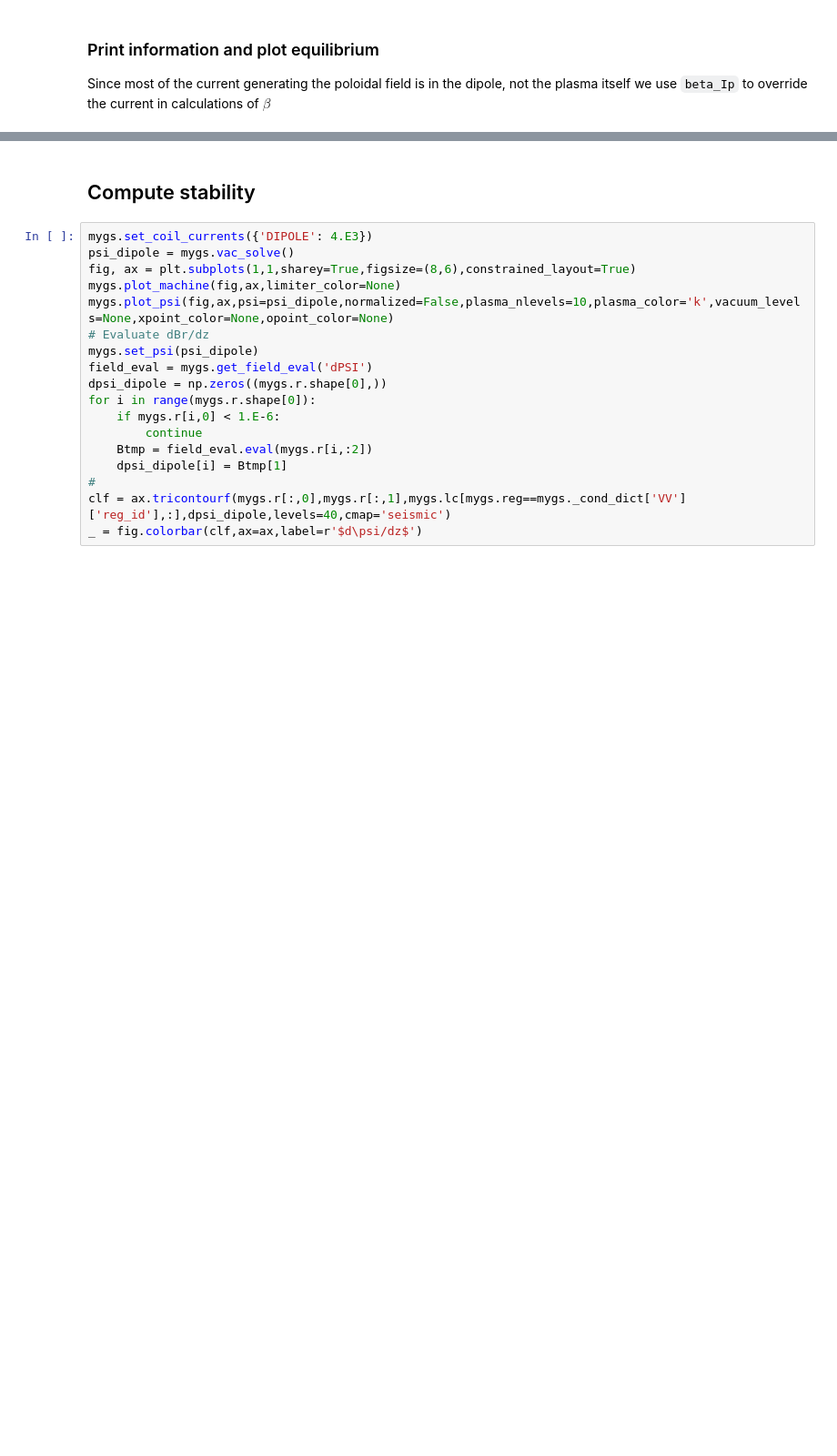
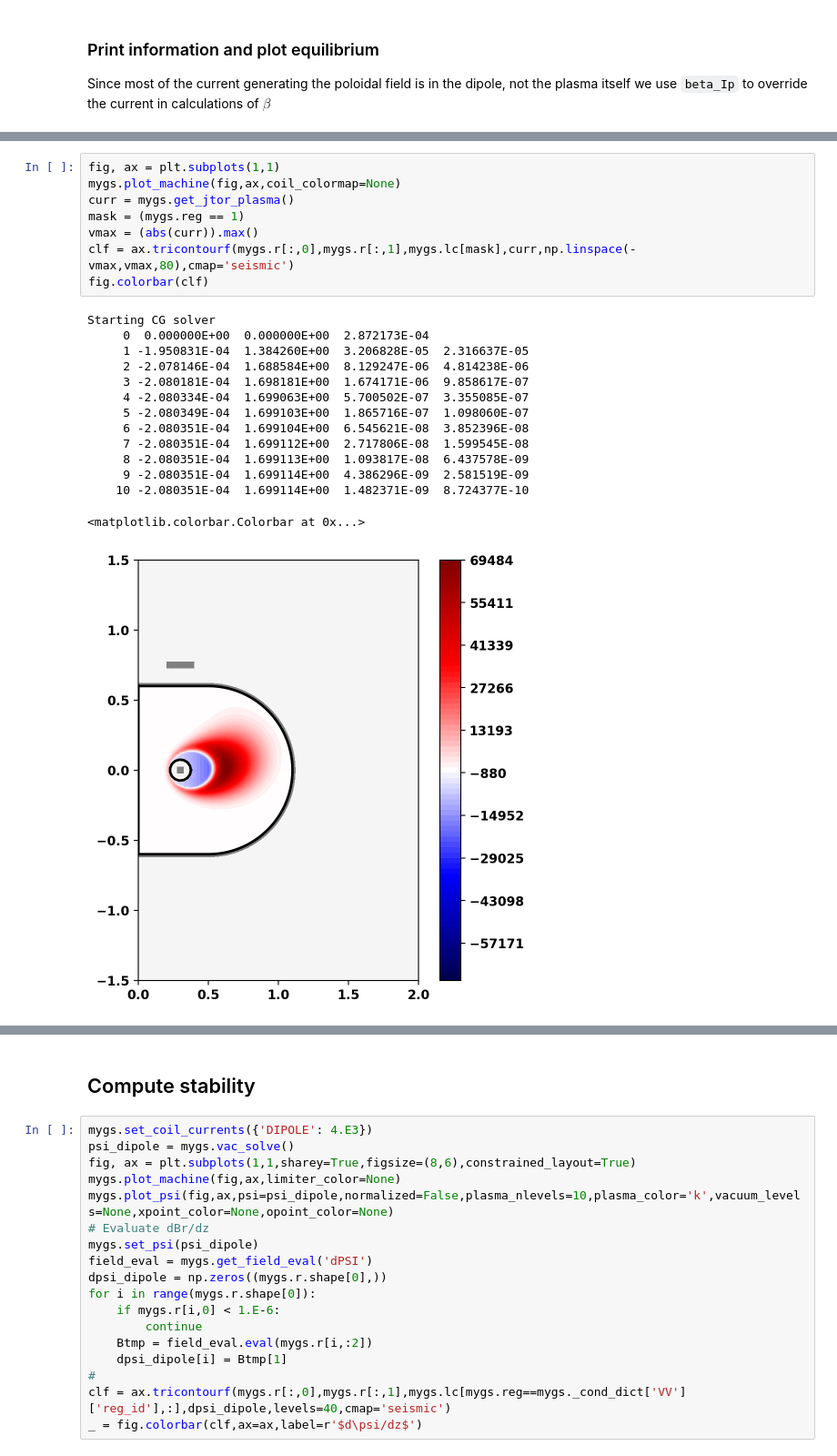
Before and after one commit to hansec/OpenFUSIONToolkit, a Jupyter notebook: src/examples/TokaMaker/Dipole/dipole_eq_ex.ipynb, the cells around one changed output, grey strips where cells are left out. Shown: that part at 91% size. Saved outputs shown, nothing was run; the diff lists cells and outputs as text; blank space fills up the shorter version.

```diff
--- a/src/examples/TokaMaker/Dipole/dipole_eq_ex.ipynb
+++ b/src/examples/TokaMaker/Dipole/dipole_eq_ex.ipynb
@@ -238,3 +238,26 @@ Equilibrium Statistics:
   Toroidal flux [Wb]      =    5.9420E-04
   l_i                     =    0.9518
 [figure]
+# %%
+fig, ax = plt.subplots(1,1)
+mygs.plot_machine(fig,ax,coil_colormap=None)
+curr = mygs.get_jtor_plasma()
+mask = (mygs.reg == 1)
+vmax = (abs(curr)).max()
+clf = ax.tricontourf(mygs.r[:,0],mygs.r[:,1],mygs.lc[mask],curr,np.linspace(-vmax,vmax,80),cmap='seismic')
+fig.colorbar(clf)
+# %% [output]
+Starting CG solver
+     0  0.000000E+00  0.000000E+00  2.872173E-04
+     1 -1.950831E-04  1.384260E+00  3.206828E-05  2.316637E-05
+     2 -2.078146E-04  1.688584E+00  8.129247E-06  4.814238E-06
+     3 -2.080181E-04  1.698181E+00  1.674171E-06  9.858617E-07
+     4 -2.080334E-04  1.699063E+00  5.700502E-07  3.355085E-07
+     5 -2.080349E-04  1.699103E+00  1.865716E-07  1.098060E-07
+     6 -2.080351E-04  1.699104E+00  6.545621E-08  3.852396E-08
+     7 -2.080351E-04  1.699112E+00  2.717806E-08  1.599545E-08
+     8 -2.080351E-04  1.699113E+00  1.093817E-08  6.437578E-09
+     9 -2.080351E-04  1.699114E+00  4.386296E-09  2.581519E-09
+    10 -2.080351E-04  1.699114E+00  1.482371E-09  8.724377E-10
+<matplotlib.colorbar.Colorbar at 0x...>
+[figure, added]
```
Also changed, not shown: parts of 5 cells of this notebook, 15 other files.
